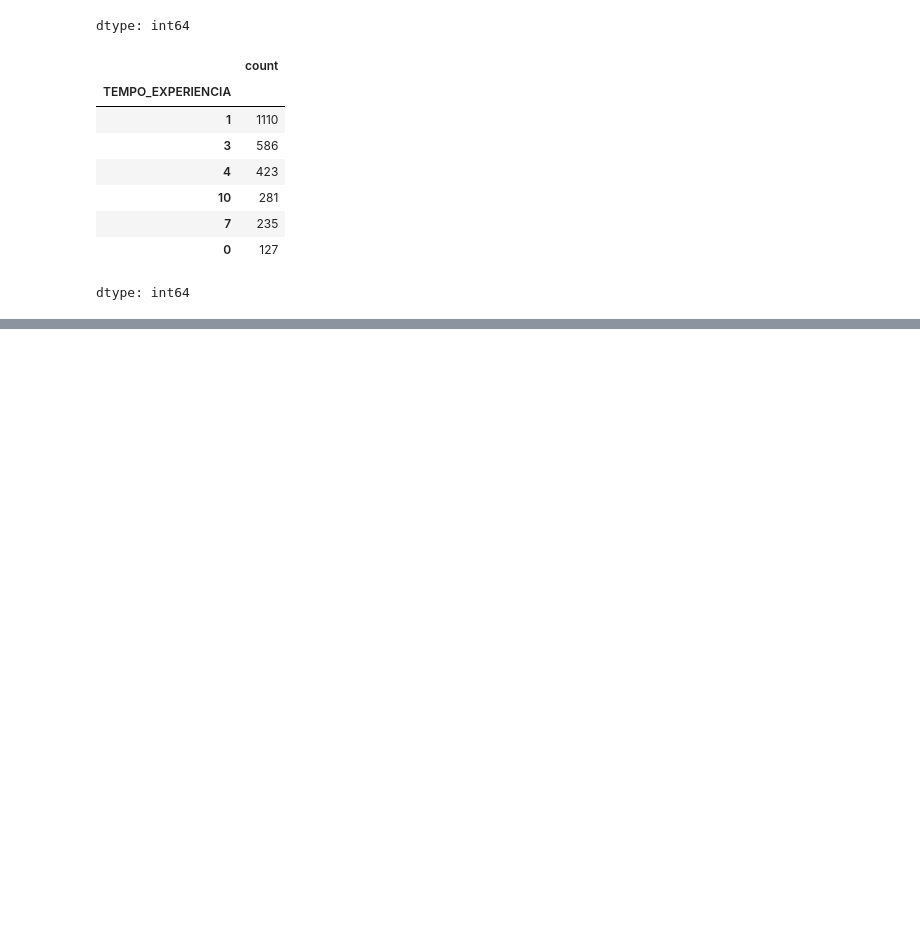
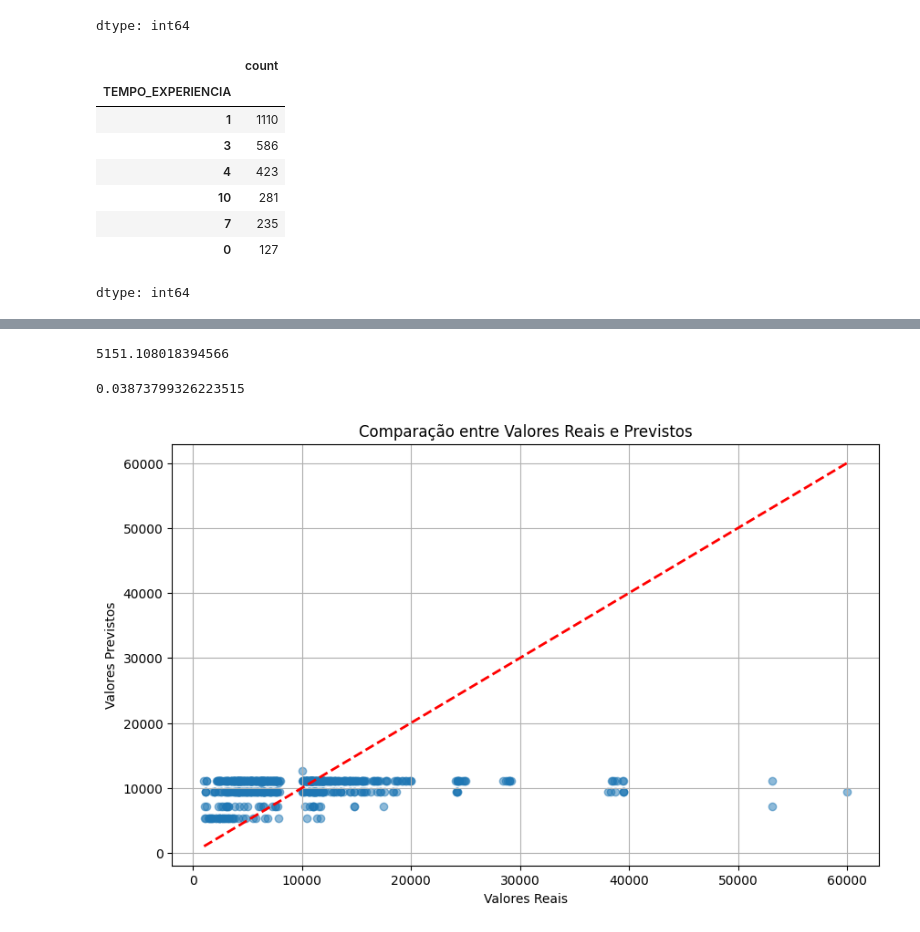
Before and after one commit to alessandrasarah/projetos-python, a Jupyter notebook: regressao_linear.ipynb, the cells around one changed output, grey strips where cells are left out. Cells and saved outputs as stored; diff of their text form; code cells hidden in the pictures; blank space fills up the shorter version.

```diff
--- a/regressao_linear.ipynb
+++ b/regressao_linear.ipynb
@@ -186,0 +361,9 @@ dtype: int64
+# %%
+num_cols = x_train.select_dtypes(include=['int64', 'float64']).columns
+cat_cols = x_train.select_dtypes(include=['object']).columns
+# %%
+from sklearn.preprocessing import StandardScaler
+
+scaler = StandardScaler()
+x_train_scaled = scaler.fit_transform(x_train[num_cols])
+x_test_scaled = scaler.transform(x_test[num_cols])
@@ -186,0 +372,3 @@ dtype: int64
+# %%
+model = LinearRegression()
+model.fit(x_train_scaled, y_train)
@@ -186,0 +377,2 @@ dtype: int64
+# %%
+y_pred = model.predict(x_test_scaled)
@@ -186,0 +389,4 @@ dtype: int64
+# %%
+mae
+# %% [output]
+5151.108018394566
@@ -186,0 +395,4 @@ dtype: int64
+# %%
+r2
+# %% [output]
+0.03873799326223515
@@ -186,0 +401,11 @@ dtype: int64
+# %%
+plt.figure(figsize=(10, 6))
+plt.scatter(y_test, y_pred, alpha = 0.5)
+plt.xlabel('Valores Reais')
+plt.ylabel('Valores Previstos')
+plt.title('Comparação entre Valores Reais e Previstos')
+plt.plot([min(y_test), max(y_test)], [min(y_test), max(y_test)], linestyle='--', color='red', linewidth=2)
+plt.grid(True)
+plt.show()
+# %% [output]
+[figure, added]
```
Also changed, not shown: parts of 32 cells of this notebook.
